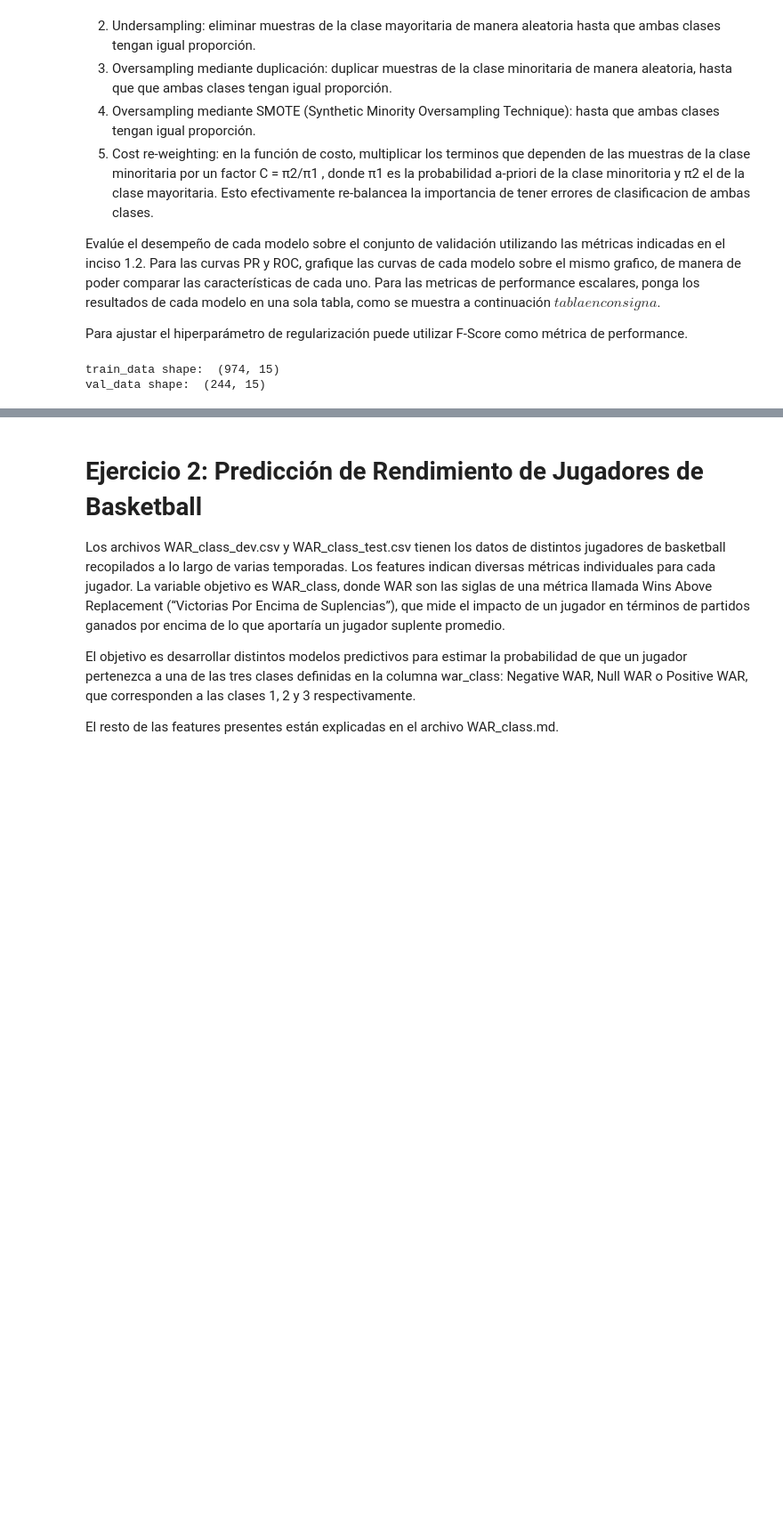
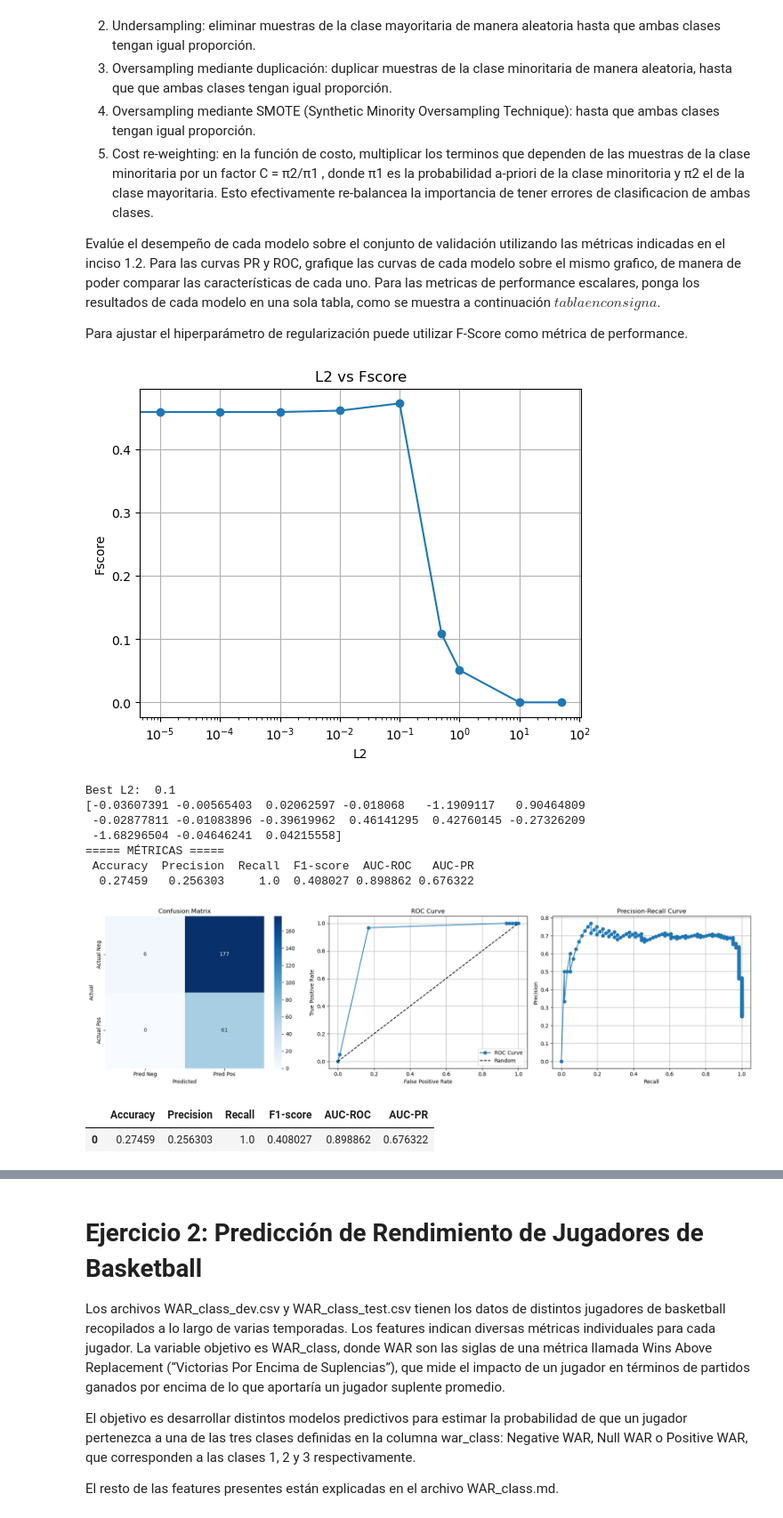
Before and after one commit to felicitasmarolda/MLyDL_TPs, a Jupyter notebook: Marolda_Felicitas_TP2/Marolda_Felicitas_Notebook_TP2.ipynb, the cells around one changed output, grey strips where cells are left out. Shown at 89% size. Cells and saved outputs as stored; diff of their text form; code cells hidden in the pictures; blank space fills up the shorter version.

Commit message:
definidas las de rebalanceo pero hay algo mal y rompi el prepare df

```diff
--- a/Marolda_Felicitas_TP2/Marolda_Felicitas_Notebook_TP2.ipynb
+++ b/Marolda_Felicitas_TP2/Marolda_Felicitas_Notebook_TP2.ipynb
@@ -255,19 +241,33 @@ importlib.reload(mod)
 
 # dividirmos 20% validation y 80% train
 importlib.reload(pp)
-train_data_imb, val_data_imb = pp.split_data(new_df_dev_imbalanced, 0.2)
-print("train_data shape: ", train_data_imb.shape)
-print("val_data shape: ", val_data_imb.shape)
+train_data_imb, val_df_imb = pp.split_data(new_df_dev_imbalanced, 0.2)
 
-X_test, y_test, features = pp.df_breakDown(train_data_imb, y='Diagnosis')
-X_val_imb, y_val_imb, _ = pp.df_breakDown(val_data_imb, y='Diagnosis')
-
-X_test = pp.normalization(X_test, X_test.mean(), X_test.std())
-X_val_imb = pp.normalization(X_val_imb, X_test.mean(), X_test.std())
-model_imbalanced = mod.Logistic_Regression(X_test, y_test, features, best_L2, 0.5)
-
-model_prediciton_test = model_imbalanced.predict(X_val_imb)
-model_prediction_proba_test = model_imbalanced.predict_proba(X_val_imb)
+X_train_imb, y_train_imb, features = pp.df_breakDown(train_data_imb, y='Diagnosis')
+X_val_imb, y_val_imb, _ = pp.df_breakDown(val_df_imb, y='Diagnosis')
-# %% [output]
-train_data shape:  (974, 15)
-val_data shape:  (244, 15)
+# %%
+# sin rebalanceo
+best_L2_sin_rebalanceo = pp.cross_validation_for_L2(train_data_imb, possible_L2)
+print("Best L2: ", best_L2_sin_rebalanceo)
+
+X_train_sin_rebalanceo = pp.normalization(X_train_imb, X_train_imb.mean(), X_train_imb.std())
+X_val_sin_rebalanceo = pp.normalization(X_val_imb, X_train_imb.mean(), X_train_imb.std())
+
+model_sin_rebalanceo = mod.Logistic_Regression(X_train_sin_rebalanceo, y_train_imb, features, best_L2_sin_rebalanceo, 0.5)
+model_prediciton_sin_rebalanceo = model_sin_rebalanceo.predict(X_val_sin_rebalanceo)
+model_proba_sin_rebalanceo = model_sin_rebalanceo.predict_proba(X_val_sin_rebalanceo)
+print(model_sin_rebalanceo.coef)
+
+met.get_metrics(y_val_imb, model_prediciton_sin_rebalanceo, model_proba_sin_rebalanceo)
+# %% [output]
+[figure, added]
+Best L2:  0.1
+[-0.03607391 -0.00565403  0.02062597 -0.018068   -1.1909117   0.90464809
+ -0.02877811 -0.01083896 -0.39619962  0.46141295  0.42760145 -0.27326209
+ -1.68296504 -0.04646241  0.04215558]
+===== MÉTRICAS =====
+ Accuracy  Precision  Recall  F1-score  AUC-ROC   AUC-PR
+  0.27459   0.256303     1.0  0.408027 0.898862 0.676322
+[figure, added]
+|  | Accuracy | Precision | Recall | F1-score | AUC-ROC | AUC-PR |
+| 0 | 0.27459 | 0.256303 | 1.0 | 0.408027 | 0.898862 | 0.676322 |
```
Also changed, not shown: parts of 7 cells of this notebook, 2 other files.
